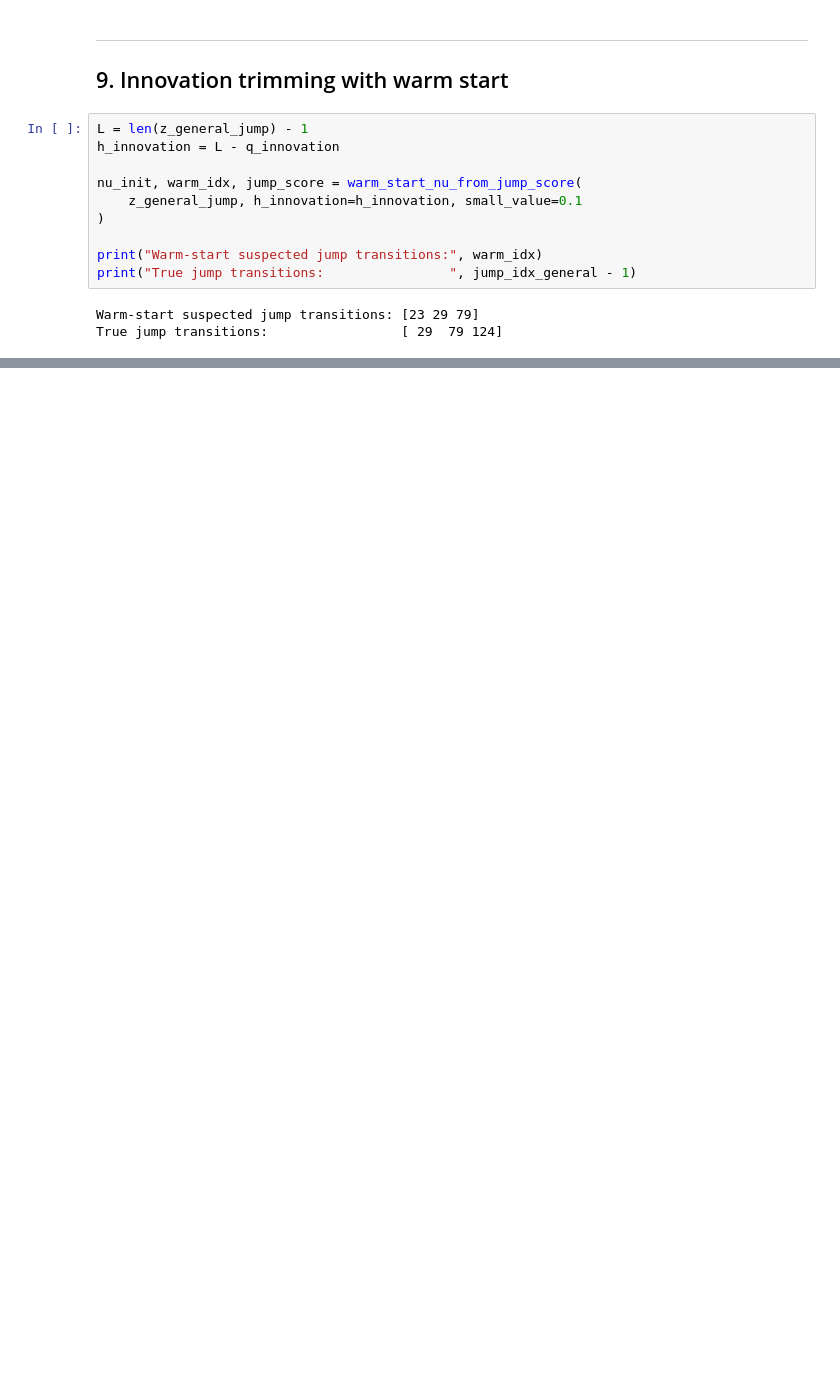
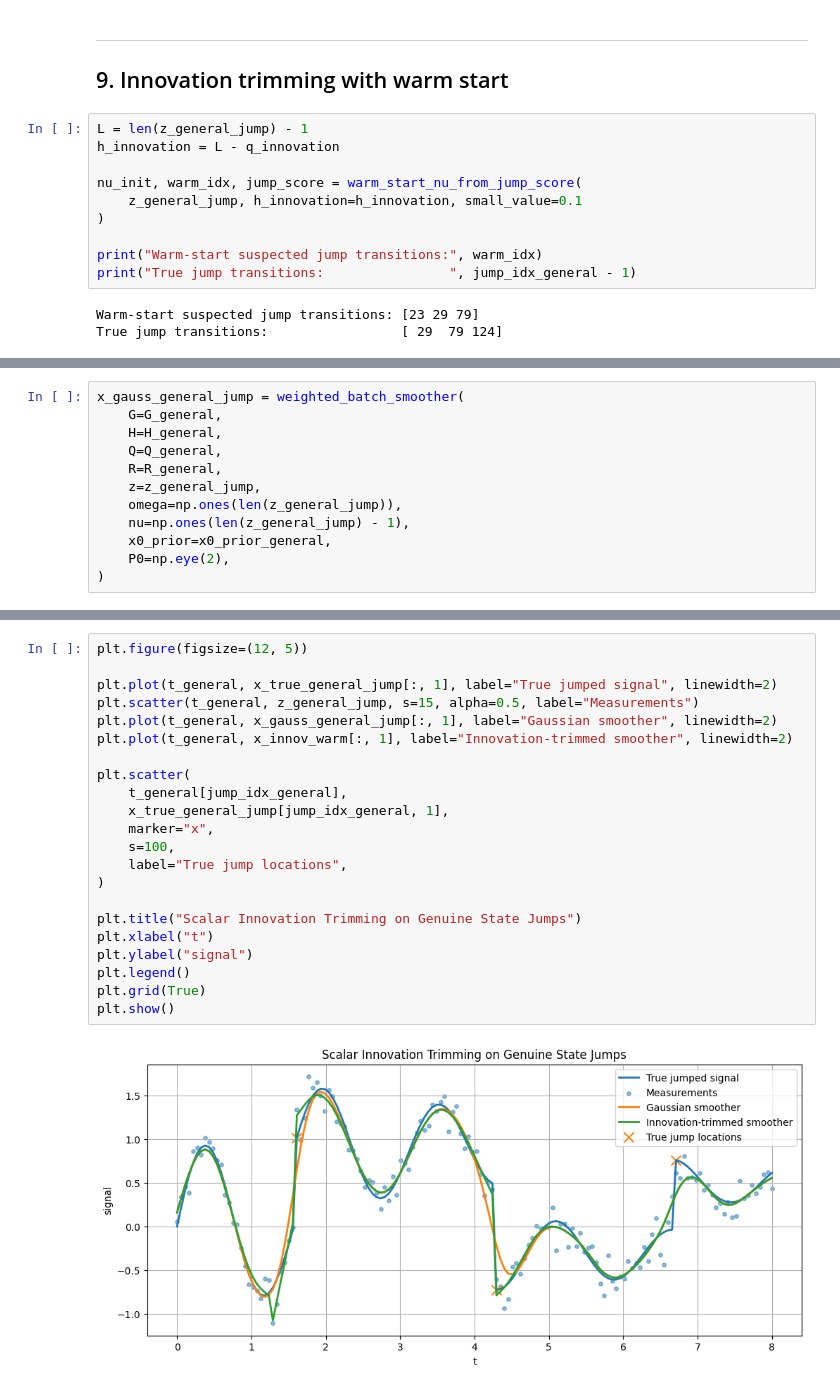
Before and after one commit to shivankgoel003/Trimmed-Kalman-Smoothing, a Jupyter notebook: trimmed_kalman.ipynb, the cells around one changed output, grey strips where cells are left out. Drawn from its saved outputs; the diff is of its cells as text; blank space fills up the shorter version.

```diff
--- a/trimmed_kalman.ipynb
+++ b/trimmed_kalman.ipynb
@@ -585,0 +586,12 @@ iter 99 | nu_signal change = 3.730e-03 | min nu_signal = 0.000 | max nu_signal =
+# %%
+x_gauss_general_jump = weighted_batch_smoother(
+    G=G_general,
+    H=H_general,
+    Q=Q_general,
+    R=R_general,
+    z=z_general_jump,
+    omega=np.ones(len(z_general_jump)),
+    nu=np.ones(len(z_general_jump) - 1),
+    x0_prior=x0_prior_general,
+    P0=np.eye(2),
+)
@@ -585,0 +638,24 @@ iter 99 | nu_signal change = 3.730e-03 | min nu_signal = 0.000 | max nu_signal =
+# %%
+plt.figure(figsize=(12, 5))
+
+plt.plot(t_general, x_true_general_jump[:, 1], label="True jumped signal", linewidth=2)
+plt.scatter(t_general, z_general_jump, s=15, alpha=0.5, label="Measurements")
+plt.plot(t_general, x_gauss_general_jump[:, 1], label="Gaussian smoother", linewidth=2)
+plt.plot(t_general, x_innov_warm[:, 1], label="Innovation-trimmed smoother", linewidth=2)
+
+plt.scatter(
+    t_general[jump_idx_general],
+    x_true_general_jump[jump_idx_general, 1],
+    marker="x",
+    s=100,
+    label="True jump locations",
+)
+
+plt.title("Scalar Innovation Trimming on Genuine State Jumps")
+plt.xlabel("t")
+plt.ylabel("signal")
+plt.legend()
+plt.grid(True)
+plt.show()
+# %% [output]
+[figure, added]
```
Also changed, not shown: parts of 10 cells of this notebook, 3 other files.
